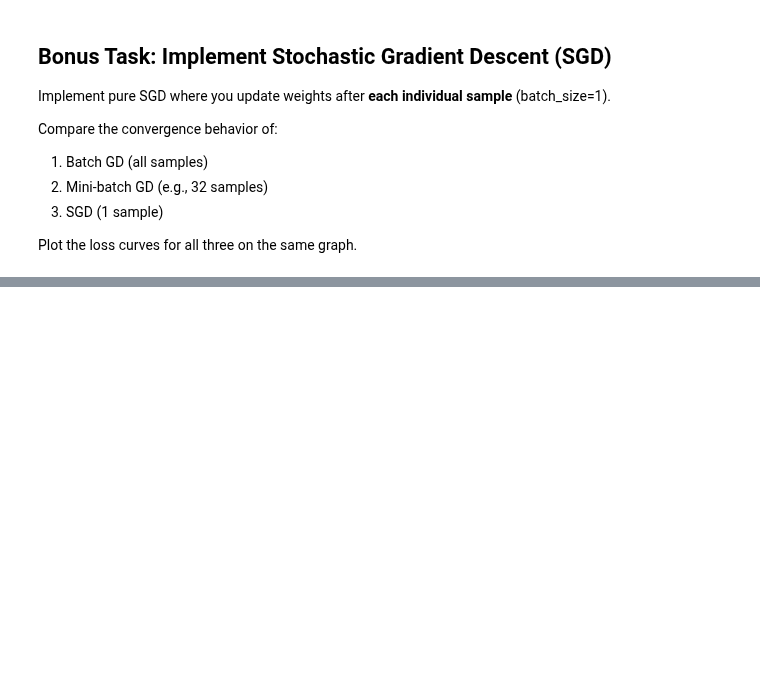
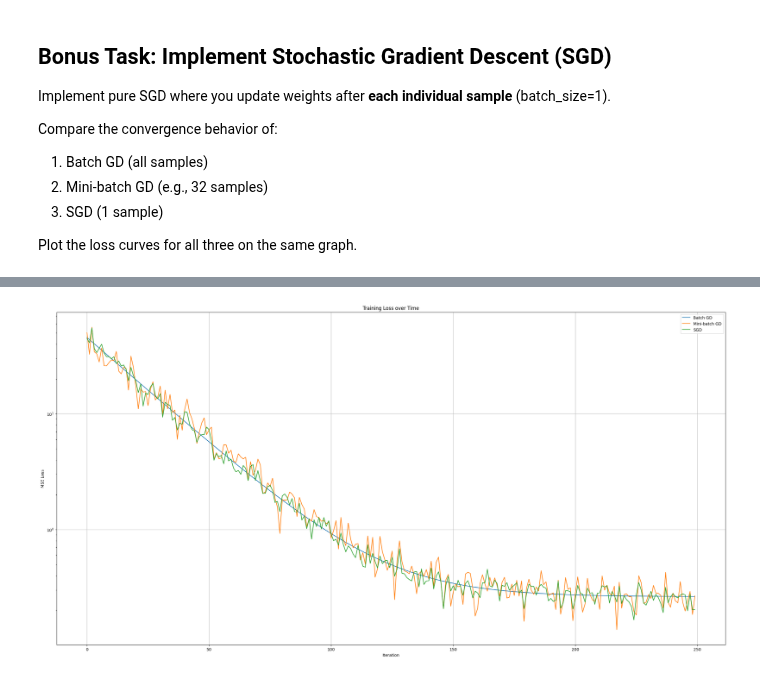
Before and after one commit to khawtomkung/Fay_Python, a Jupyter notebook: Module 5/Tasks/Python2_session14_GradientDescent.ipynb, the cells around one changed output, grey strips where cells are left out. Cells and saved outputs as stored; diff of their text form; code cells hidden in the pictures; blank space fills up the shorter version.

```diff
--- a/Module 5/Tasks/Python2_session14_GradientDescent.ipynb
+++ b/Module 5/Tasks/Python2_session14_GradientDescent.ipynb
@@ -486,7 +539,7 @@ def train_minibatch_gd(
     n_iterations: int = 1000,
     verbose: bool = True,
     log_every_n_step: int = 20,
-) -> tuple:
+    ) -> tuple:
     """
     Train linear regression using mini-batch gradient descent.
 
@@ -505,19 +558,21 @@ def train_minibatch_gd(
     for i in range(n_iterations):
         # Your code here
         indices = np.random.choice(n_samples, batch_size, replace=False)
-        X_batch, y_batch = X[indices], y[indices]
+
+        X_batch = X[indices]
+        y_batch = y[indices]
 
         y_pred = predict(X_batch, w, b)
         grad_w, grad_b = compute_gradients(X_batch, y_batch, y_pred)
 
-        w = w - learning_rate * grad_w
-        b = b - learning_rate * grad_b
-
-        loss = compute_mse(y_batch, y_pred)
-        loss_history.append(loss)
+        w -= learning_rate * grad_w
+        b -= learning_rate * grad_b
 
         if verbose and (i % log_every_n_step == 0 or i == n_iterations - 1):
-            print(f"Iteration {i:4d} | Loss: {loss:.6f}")
+            y_true_pred = predict(X, w, b)
+            loss = compute_mse(y_batch, y_pred)
+            loss_history.append(loss)
+            print(f"Iteration {i:4d} | Loss: {loss:.8f}")
 
     return w, b, loss_history
 # %%
@@ -672,0 +792,27 @@ Plot the loss curves for all three on the same graph.
+# %%
+# Your code here
+import matplotlib.pyplot as plt
+
+iteration = 250
+lr = 0.01
+
+np.random.seed(0)
+_,_,loss_batch = train_linear_regression(X, y, lr, iteration, True, 1)
+np.random.seed(0)
+_,_,loss_mini = train_minibatch_gd(X, y, 32, lr, iteration, True, 1)
+np.random.seed(0)
+_,_,loss_sgd = train_minibatch_gd(X, y, 64, lr, iteration, True, 1)
+
+plt.figure(figsize=(30, 15))
+plt.plot(loss_batch, label='Batch GD')
+plt.plot(loss_mini, label='Mini-batch GD')
+plt.plot(loss_sgd, label='SGD')
+
+plt.xlabel('Iteration')
+plt.ylabel('MSE Loss')
+plt.title('Training Loss over Time')
+plt.grid(True)
+plt.legend()
+plt.yscale('log')
+plt.show()
+# %% [output]
@@ -672,0 +836 @@ Plot the loss curves for all three on the same graph.
+[figure, added]
```
Also changed, not shown: parts of 15 cells of this notebook.
